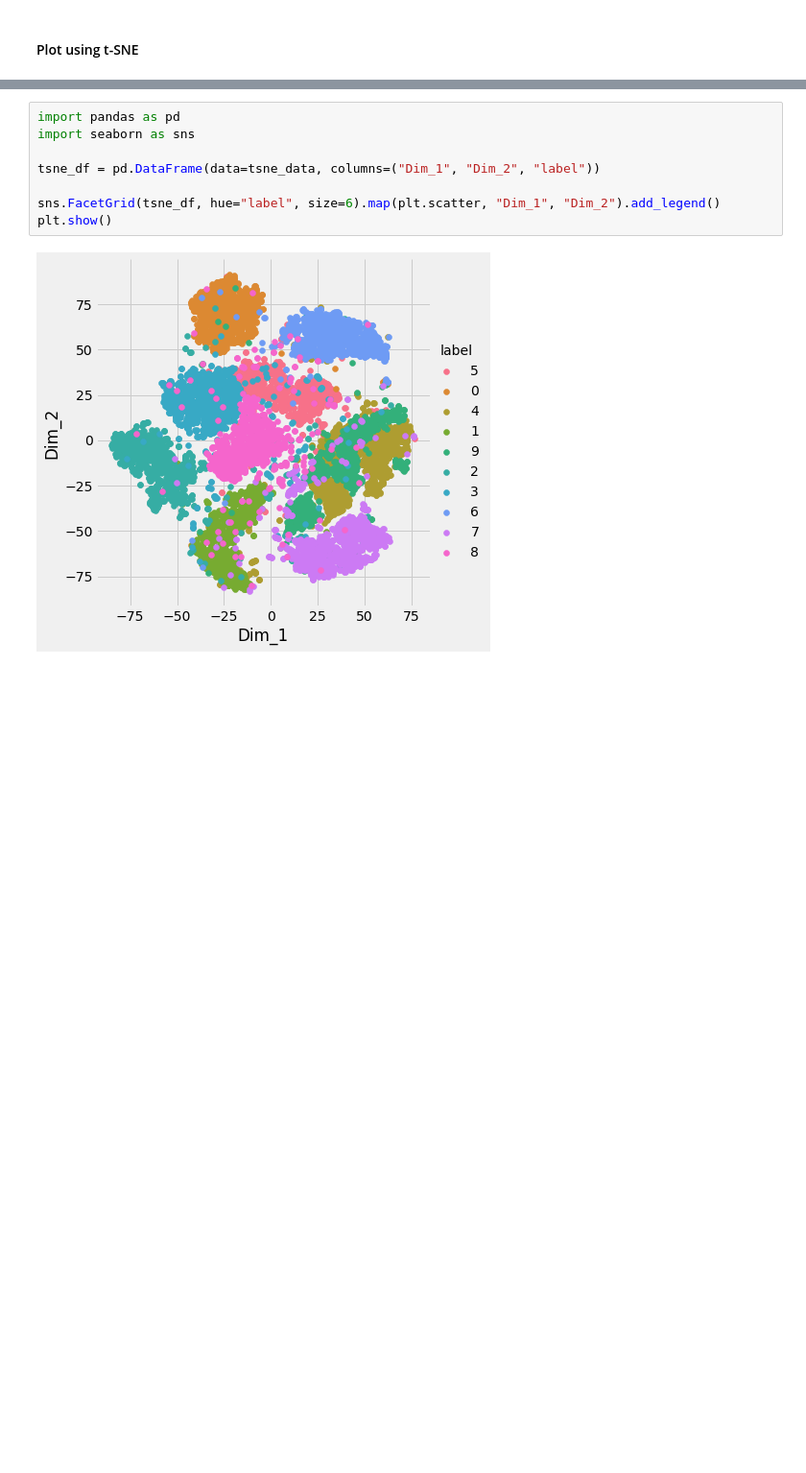
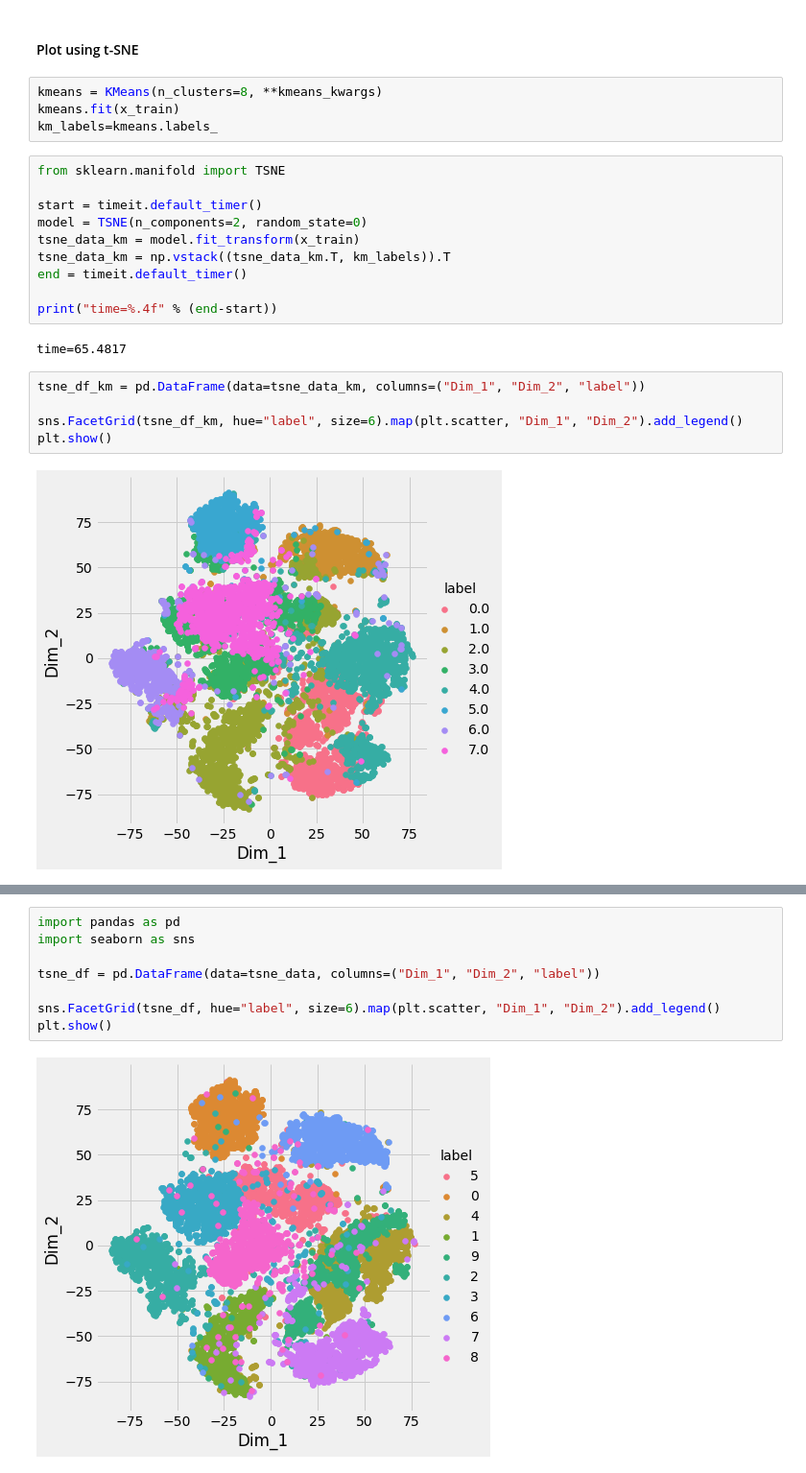
Before and after one commit to ericmariasis/CS539-MachineLearning-Team1, a Jupyter notebook: hw2/p2/Team 1 Project 2 - E 2.ipynb, the cells around one changed output, grey strips where cells are left out. Shown at 96% size. Drawn from its saved outputs; the diff is of its cells as text; blank space fills up the shorter version.

```diff
--- a/hw2/p2/Team 1 Project 2 - E 2.ipynb
+++ b/hw2/p2/Team 1 Project 2 - E 2.ipynb
@@ -230,5 +231,28 @@ plt.show()
 # %% [markdown]
 #### Plot using t-SNE
+# %%
+kmeans = KMeans(n_clusters=8, **kmeans_kwargs)
+kmeans.fit(x_train)
+km_labels=kmeans.labels_
+# %%
+from sklearn.manifold import TSNE
+
+start = timeit.default_timer()
+model = TSNE(n_components=2, random_state=0)
+tsne_data_km = model.fit_transform(x_train)
+tsne_data_km = np.vstack((tsne_data_km.T, km_labels)).T
+end = timeit.default_timer()
+
+print("time=%.4f" % (end-start))
+# %% [output]
+time=65.4817
+# %%
+tsne_df_km = pd.DataFrame(data=tsne_data_km, columns=("Dim_1", "Dim_2", "label"))
+
+sns.FacetGrid(tsne_df_km, hue="label", size=6).map(plt.scatter, "Dim_1", "Dim_2").add_legend()
+plt.show()
+# %% [output]
+[figure, added]
 # %%
 from sklearn.manifold import TSNE
 
```
Also changed, not shown: parts of 20 cells of this notebook.
